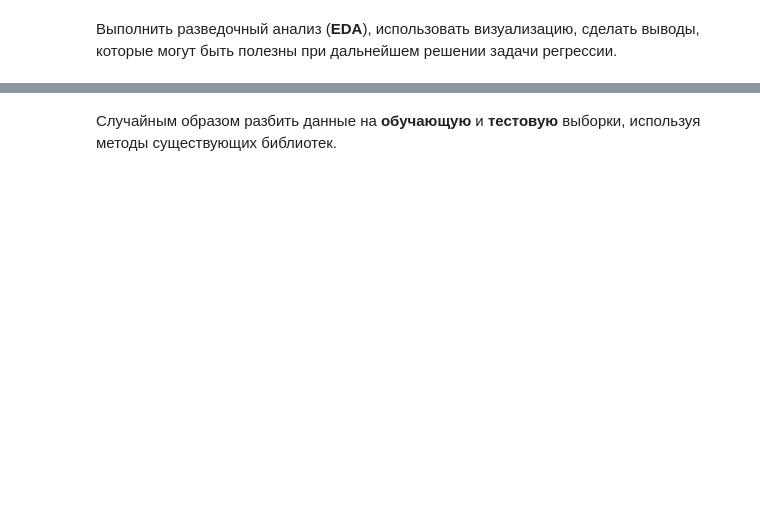
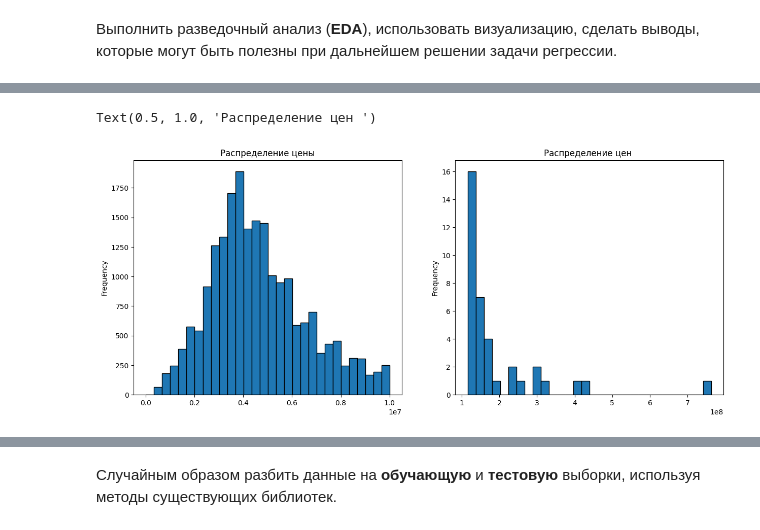
Before and after one commit to sabahoth01/Machine-learning-tasks, a Jupyter notebook: task2.ipynb, the cells around one changed output, grey strips where cells are left out. Cells and saved outputs as stored; diff of their text form; code cells hidden in the pictures; blank space fills up the shorter version.

```diff
--- a/task2.ipynb
+++ b/task2.ipynb
@@ -14,0 +164,10 @@
+# %%
+_, ax = plt.subplots(1, 2, figsize=(15, 6))
+cleaned_data[cleaned_data['last_price'] <= 5+1e7]['last_price'].plot.hist(ax=ax[0], edgecolor='black', bins=30)
+ax[0].set_title('Распределение цены')
+
+cleaned_data[cleaned_data['last_price'] >= 1+1e8]['last_price'].plot.hist(ax=ax[1],  edgecolor='black', bins=30)
+ax[1].set_title('Распределение цен ')
+# %% [output]
+Text(0.5, 1.0, 'Распределение цен ')
+[figure, added]
```
Also changed, not shown: parts of 29 cells of this notebook, 4 other files.
